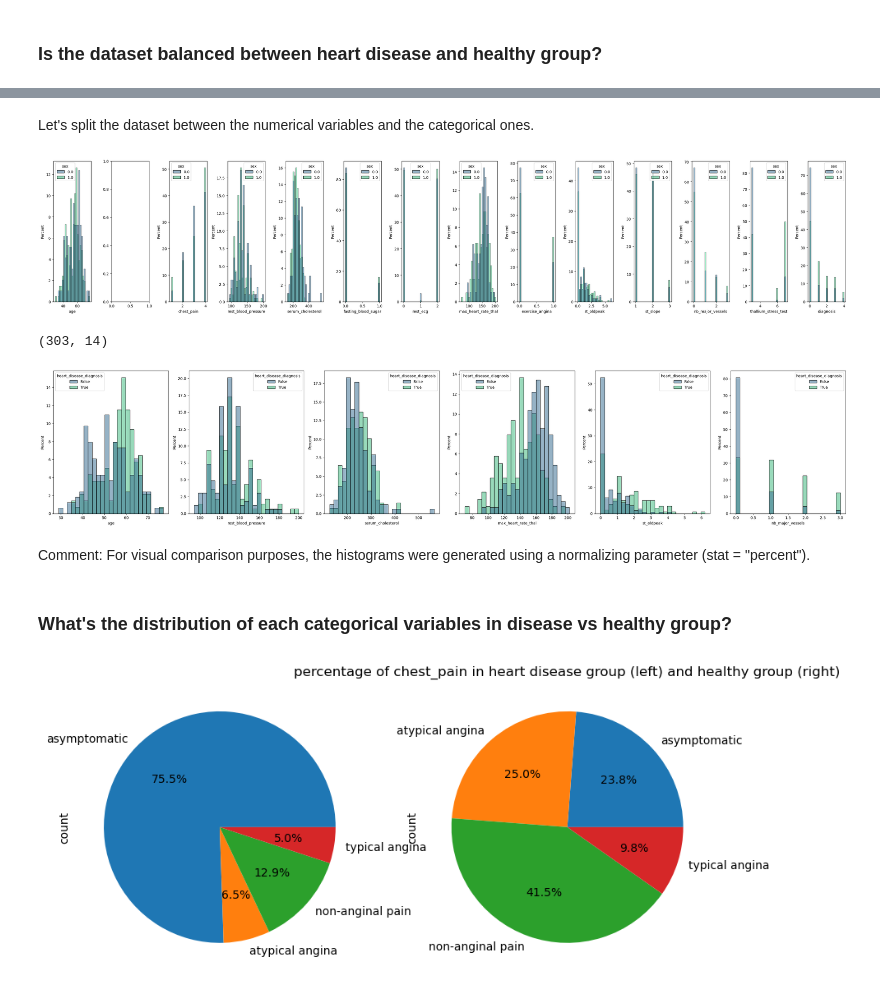
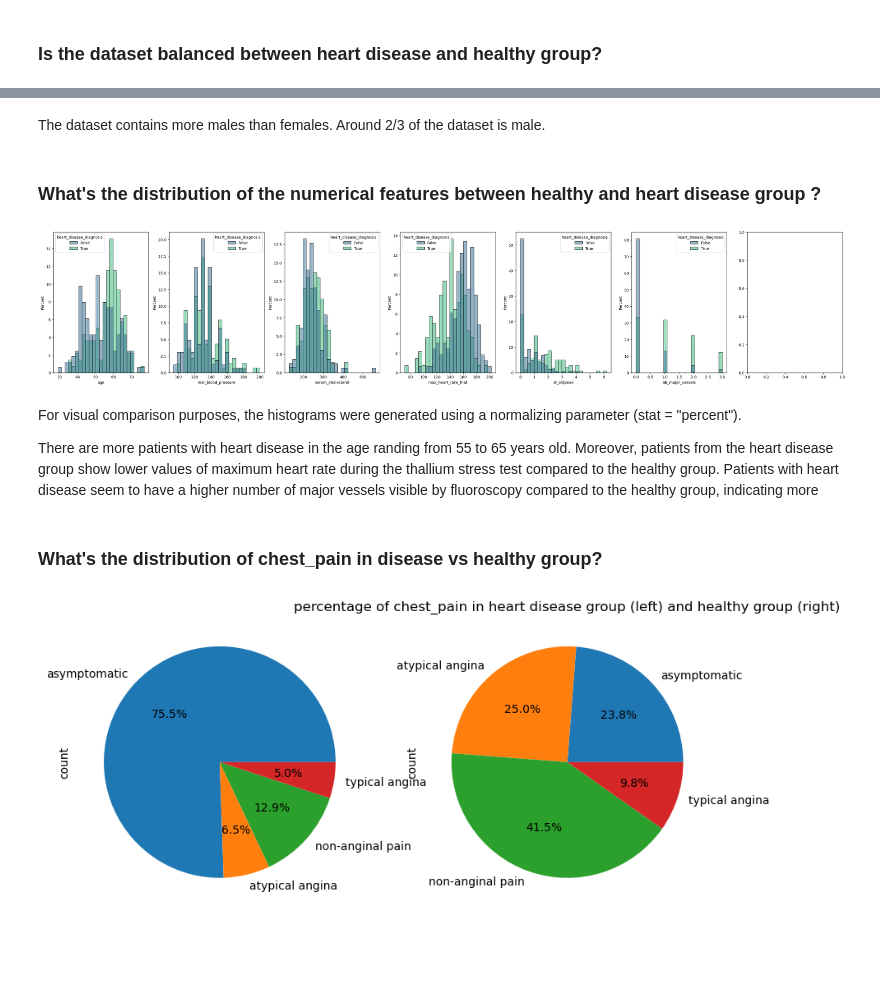
Before and after one commit to paulinedao/heart_disease, a Jupyter notebook: heart_disease/heart_disease.ipynb, the cells around one changed output, grey strips where cells are left out. Saved outputs shown, nothing was run; the diff lists cells and outputs as text; code cells hidden in the pictures; blank space fills up the shorter version.

```diff
--- a/heart_disease/heart_disease.ipynb
+++ b/heart_disease/heart_disease.ipynb
@@ -88,7 +19,7 @@ pwd
 # %%
 from src.load import load_data, describe_data
 # %%
-df=load_data('data/processed.cleveland.data')
+df=load_data('data/raw_data/processed.cleveland.data')
 # %%
 describe_data(df)
 # %% [output]
@@ -285,3 +227,5 @@ Index(['age', 'sex', 'chest_pain', 'rest_blood_pressure', 'serum_cholesterol',
-# %% [markdown]
-Let's split the dataset between the numerical variables and the categorical ones.
+# %% [markdown]
+The dataset contains more males than females. Around 2/3 of the dataset is male.
+# %% [markdown]
+### What's the distribution of the numerical features between healthy and heart disease group ?
 # %%
@@ -291,31 +235,26 @@ boolean_columns = ['sex', 'high_fasting_blood_sugar', 'exercise_angina']
 # %%
 from src.plotting import hist_plot_numericals
 
-hist_plot_numericals(df, hue_variable='sex')
+hist_plot_numericals(df)
 # %% [output]
-[figure, old version]
+[figure, new version]
-# %%
-num_df = df.select_dtypes(include='number')
-print(num_df.shape)
-# %% [output]
-(303, 14)
 # %%
-# Creating a figure for subplotting
-fig, axes = plt.subplots(ncols = 6, figsize=(30, 6))
+# # Creating a figure for subplotting
+# fig, axes = plt.subplots(ncols = 6, figsize=(30, 6))
 
-# creating a loop to display histograms of numerical variables
-for ax, column in zip(axes, df.drop(columns=categorical_columns+boolean_columns).columns):
-    if "heart_disease_diagnosis" in column: continue
-    sns.histplot(data = df, x = column, hue = "heart_disease_diagnosis", bins = 25, stat = "percent", common_norm = False, palette ="viridis", ax = ax)
+# # creating a loop to display histograms of numerical variables
+# for ax, column in zip(axes, df.drop(columns=categorical_columns+boolean_columns).columns):
+#     if "heart_disease_diagnosis" in column: continue
+#     sns.histplot(data = df, x = column, hue = "heart_disease_diagnosis", bins = 25, stat = "percent", common_norm = False, palette ="viridis", ax = ax)
 
-plt.tight_layout()
-plt.show()
+# plt.tight_layout()
+# plt.show()
-# %% [output]
-[figure, removed]
-# %% [markdown]
-Comment: For visual comparison purposes, the histograms were generated using a normalizing parameter (stat = "percent").
+# %% [markdown]
+For visual comparison purposes, the histograms were generated using a normalizing parameter (stat = "percent").
+
+There are more patients with heart disease in the age randing from 55 to 65 years old. Moreover, patients from the heart disease group show lower values of maximum heart rate during the thallium stress test compared to the healthy group. Patients with heart disease seem to have a higher number of major vessels visible by fluoroscopy compared to the healthy group, indicating more
 # %% [markdown]
-### What's the distribution of each categorical variables in disease vs healthy group?
+### What's the distribution of chest_pain in disease vs healthy group?
 # %%
 from src.plotting import plot_pie_chart
 # %%
```
Also changed, not shown: parts of 58 cells of this notebook.
